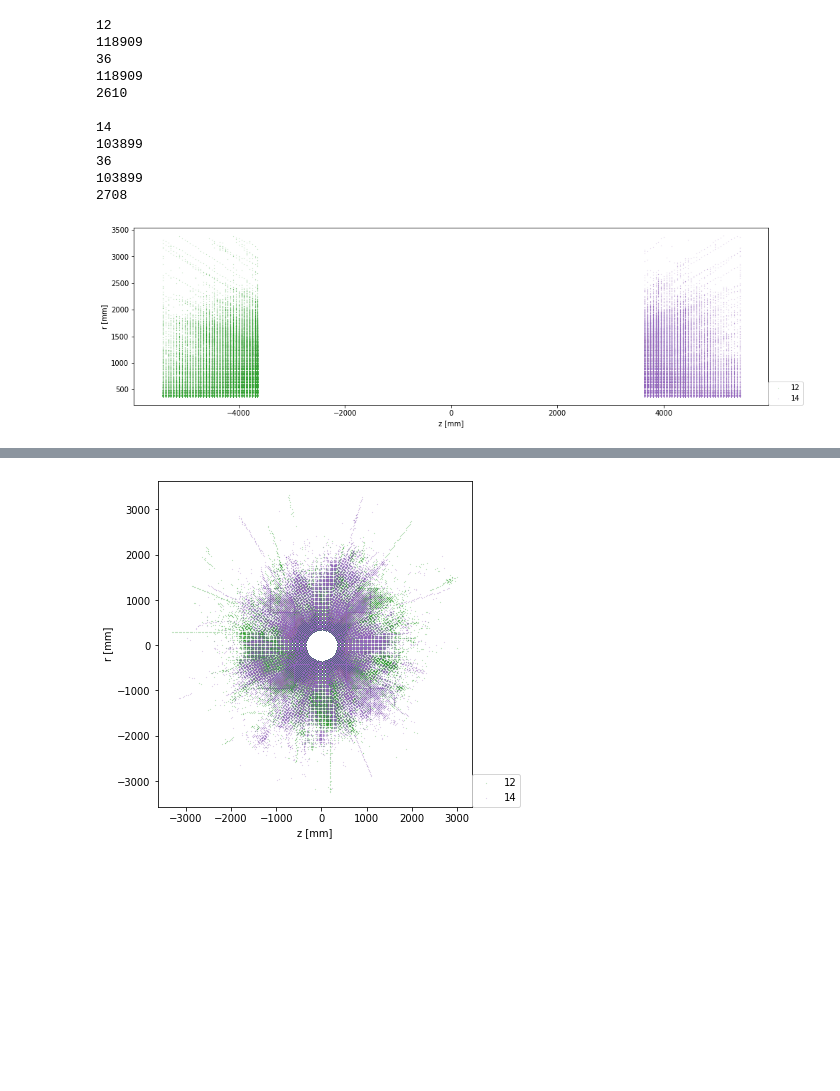
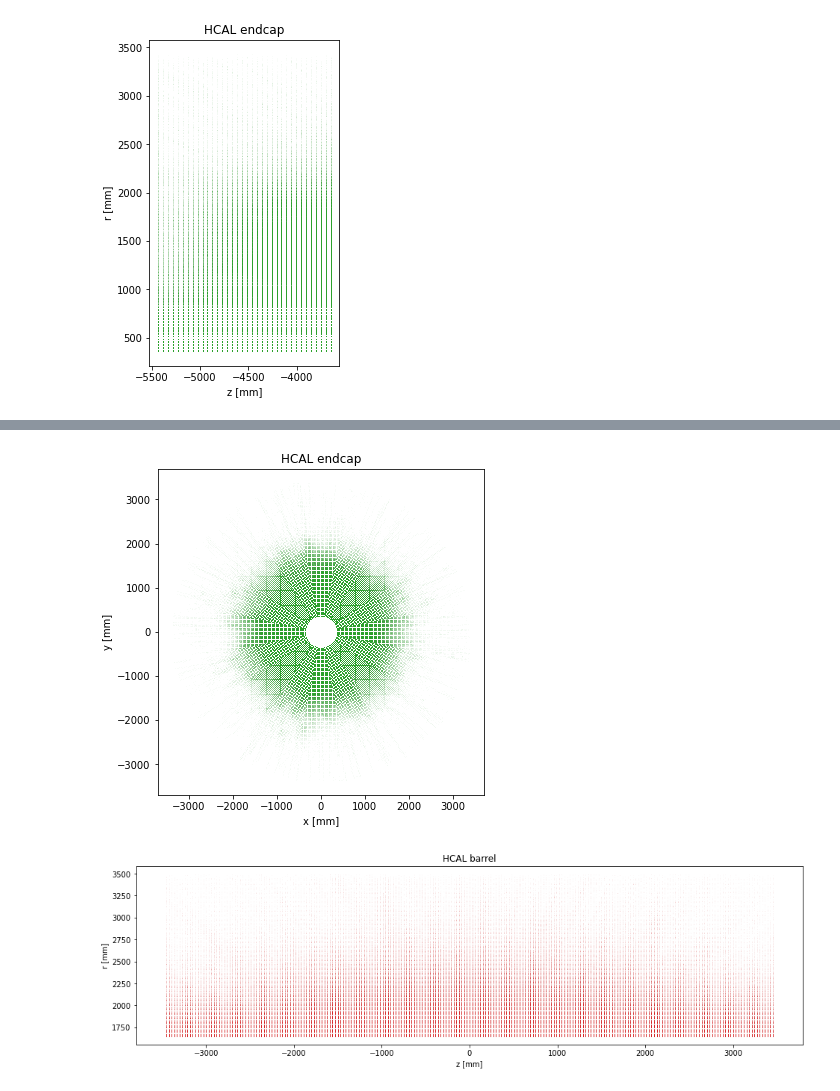
Before and after one commit to erwulff/particlemind, a Jupyter notebook: src/vit.ipynb, the cells around one changed output, grey strips where cells are left out. Saved outputs shown, nothing was run; the diff lists cells and outputs as text; code cells hidden in the pictures; blank space fills up the shorter version.

```diff
--- a/src/vit.ipynb
+++ b/src/vit.ipynb
@@ -14,7 +14,7 @@ particles = load_dataset(
     streaming=True,
 )
 # %%
-NUM_EVENTS = 100
+NUM_EVENTS = 2000
 
 keys = ["total_energy", "x", "y", "z", "detector"]
 
@@ -71,61 +97,41 @@ plt.show()
 # %%
-# endcaps
-HCAL_layers = [12, 14]
+HCAL_layers = [12, 13, 14]
+labels = ["HCAL endcap", "HCAL barrel", "HCAL endcap"]
 
-plt.figure(figsize = (16, 6))
-for detector_idx in HCAL_layers:
+
+for i, detector_idx in enumerate(HCAL_layers):
     detector_mask = data_dir["detector"] == detector_idx
+
+    plt.figure(figsize = (16, 6))
     plt.scatter(
         data_dir["z"][detector_mask],
         data_dir["r"][detector_mask],
         color = f"C{detector_idx}",
-        s = 0.01,
-        label = detector_idx
+        s = 0.0001,
+        label = labels[i]
         )
-    print(detector_idx)
-    print(len(data_dir["z"][detector_mask]))
-    print(len(set(data_dir["z"][detector_mask])))
-    print(len(data_dir["r"][detector_mask]))
-    print(len(set(data_dir["r"][detector_mask])))
-    print()
-plt.legend(loc = (1, 0))
-plt.gca().set_aspect('equal', adjustable='box')
-plt.xlabel("z [mm]")
-plt.ylabel("r [mm]")
-plt.show()
+   # plt.legend(loc = (1, 0))
+    plt.gca().set_aspect('equal', adjustable='box')
+    plt.title(labels[i])
+    plt.xlabel("z [mm]")
+    plt.ylabel("r [mm]")
+    plt.show()
 
 
-plt.figure(figsize = (16, 6))
-for detector_idx in HCAL_layers:
-    detector_mask = data_dir["detector"] == detector_idx
+    plt.figure(figsize = (16, 6))
+
     plt.scatter(
         data_dir["x"][detector_mask],
         data_dir["y"][detector_mask],
         color = f"C{detector_idx}",
-        s = 0.01,
-        label = detector_idx
+        s = 0.000100,
+        label = labels[i]
         )
-    print(detector_idx)
-    print("len z", len(data_dir["z"][detector_mask]))
-    print("unique z", len(set(data_dir["z"][detector_mask])))
-    print("len r", len(data_dir["r"][detector_mask]))
-    print("unique r", len(set(data_dir["r"][detector_mask])))
-    print()
-plt.legend(loc = (1, 0))
-plt.gca().set_aspect('equal', adjustable='box')
-plt.xlabel("z [mm]")
-plt.ylabel("r [mm]")
-plt.show()
+   #plt.legend(loc = (1, 0))
+    plt.title(labels[i])
+    plt.gca().set_aspect('equal', adjustable='box')
+    plt.xlabel("x [mm]")
+    plt.ylabel("y [mm]")
+    plt.show()
 # %% [output]
-12
-118909
-36
-118909
-2610
-
-14
-103899
-36
-103899
-2708
-[figure, old version]
+[figure, new version]
@@ -143 +138,2 @@ unique r 2708
-[figure, old version]
+[figure, new version]
+[figure, added]
```
Also changed, not shown: parts of 9 cells of this notebook.
